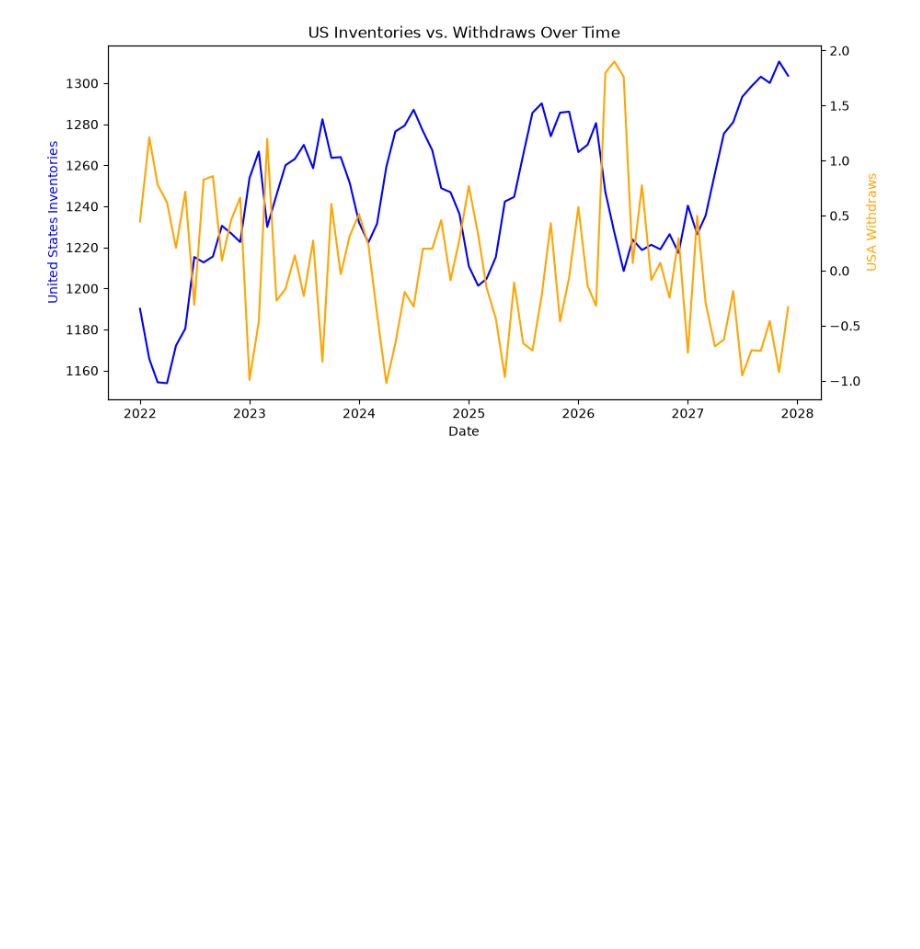
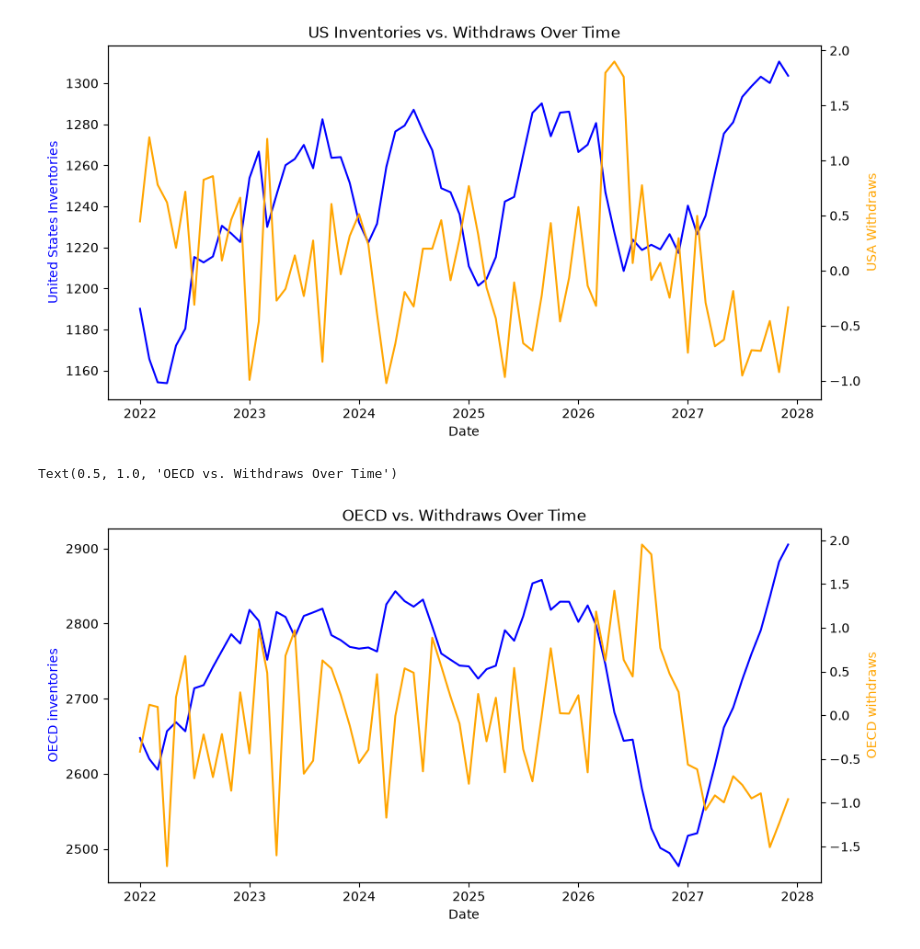
Before and after one commit to Frank-J1/global-oil-reserves, a Jupyter notebook: data_exploratory_analysis.ipynb, the cells around one changed output. Cells and saved outputs as stored; diff of their text form; code cells hidden in the pictures; blank space fills up the shorter version.

Commit message:
added a plot for OECD withdraws and inventories

```diff
--- a/data_exploratory_analysis.ipynb
+++ b/data_exploratory_analysis.ipynb
@@ -62,3 +62,29 @@ plt.title('US Inventories vs. Withdraws Over Time')
 plt.show()
 # %% [output]
 [figure]
+# %%
+#Plot OECD withdrwas vs inventories (same process as before)
+fig, ax1 = plt.subplots(figsize=(10,5))
+
+ax1.plot(
+    df_inventories['Date'],
+    df_inventories['OECD total'],
+    color='blue',
+    label='inventories'
+)
+
+ax1.set_xlabel('Date')
+ax1.set_ylabel("OECD inventories", color='blue')
+
+ax2 = ax1.twinx()
+ax2.plot(
+    df_withdraws['Date'],
+    df_withdraws['OECD'],
+    color='orange',
+    label='withdraws'
+)
+ax2.set_ylabel("OECD withdraws", color='orange')
+plt.title('OECD vs. Withdraws Over Time')
+# %% [output]
+Text(0.5, 1.0, 'OECD vs. Withdraws Over Time')
+[figure, added]
```
Also changed, not shown: parts of 1 cell of this notebook.
